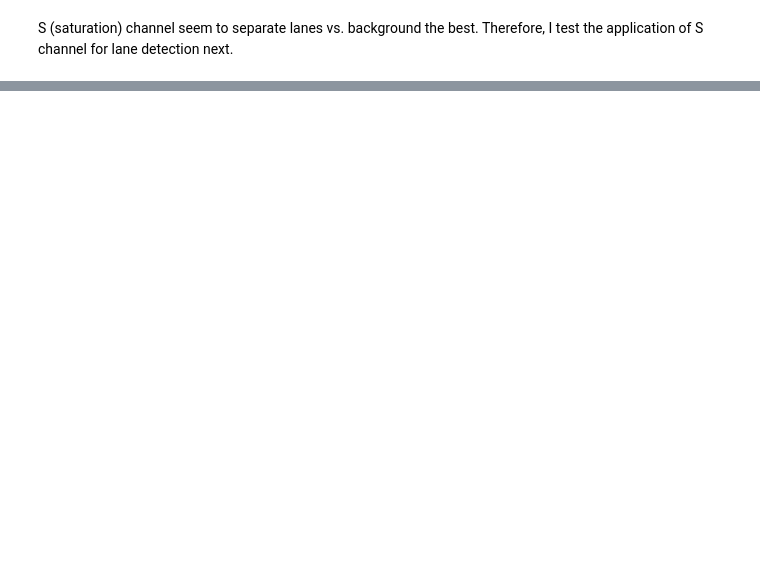
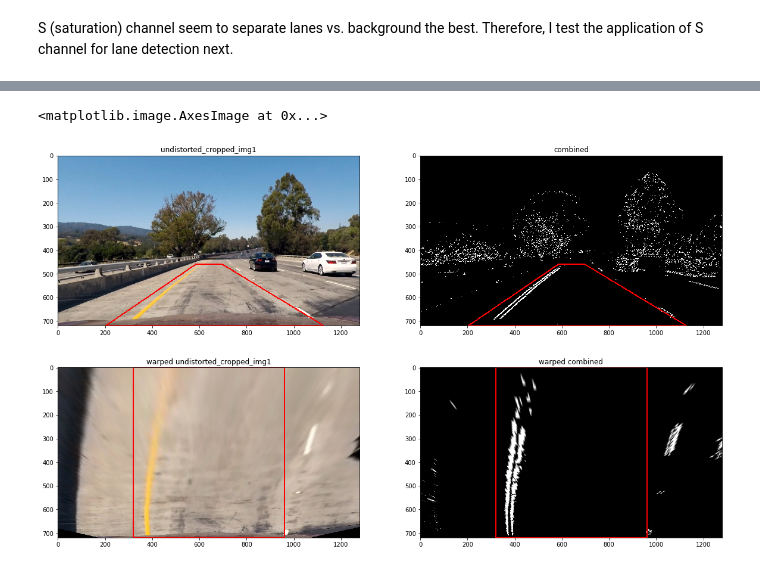
Before and after one commit to aponamarev/CarND-Advanced-Lane-Lines, a Jupyter notebook: advanced_paths_finding.ipynb, the cells around one changed output, grey strips where cells are left out. Saved outputs shown, nothing was run; the diff lists cells and outputs as text; code cells hidden in the pictures; blank space fills up the shorter version.

Commit message:
Added warped section to the ipython example

```diff
--- a/advanced_paths_finding.ipynb
+++ b/advanced_paths_finding.ipynb
@@ -183,0 +219,22 @@ p4.imshow(combined, cmap='gray')
+# %%
+rgb_combined = np.dstack([combined,combined,combined])*255
+warped_combined, (src, dst) = warper(rgb_combined)
+rgb_combined = visualize_planes(rgb_combined, src)
+warped_combined = visualize_planes(warped_combined, dst)
+warped_undistorted_cropped_img1, (src, dst) = warper(undistorted_cropped_img1)
+undistorted_cropped_img1 = visualize_planes(undistorted_cropped_img1, src)
+warped_undistorted_cropped_img1 = visualize_planes(warped_undistorted_cropped_img1, dst)
+
+
+fig, ((p11, p12),(p21, p22)) = plt.subplots(2,2, figsize=[20,12])
+p11.set_title("undistorted_cropped_img1")
+p11.imshow(undistorted_cropped_img1)
+p21.set_title("warped undistorted_cropped_img1")
+p21.imshow(warped_undistorted_cropped_img1)
+p12.set_title("combined")
+p12.imshow(rgb_combined)
+p22.set_title("warped combined")
+p22.imshow(warped_combined)
+# %% [output]
+<matplotlib.image.AxesImage at 0x...>
+[figure, added]
```
Also changed, not shown: parts of 7 cells of this notebook, 3 other files.
